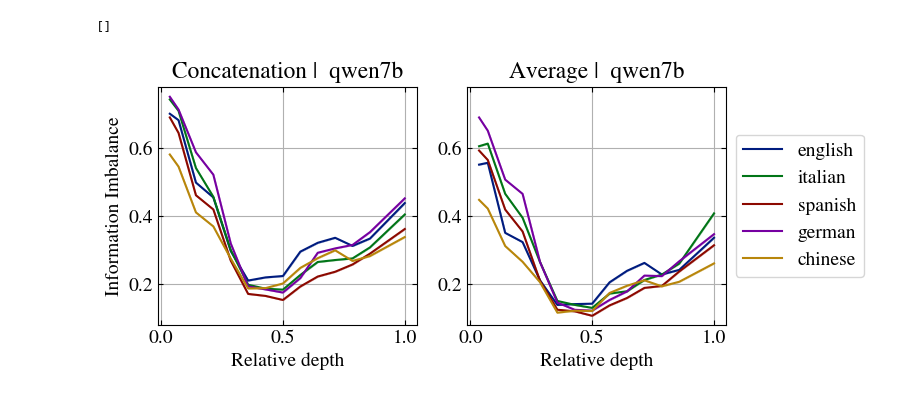
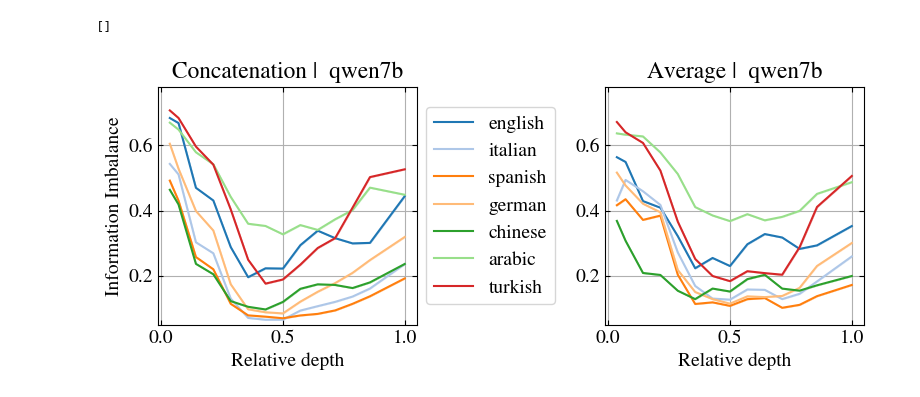
Before and after one commit to acevedo-s/syn-sem, a Jupyter notebook: sem_all_languages.ipynb, the cells around one changed output. Saved outputs shown, nothing was run; the diff lists cells and outputs as text; code cells hidden in the pictures.

```diff
--- a/sem_all_languages.ipynb
+++ b/sem_all_languages.ipynb
@@ -17,9 +17,7 @@ plt.rcParams['font.family'] = 'STIXGeneral'
 plt.rcParams['font.size'] = rcpsize
 plt.rcParams.update({'figure.autolayout': True})
 #colors = plt.rcParams['axes.prop_cycle'].by_key()['color']
-colors = plt.style.library['ggplot']['axes.prop_cycle'].by_key()['color']
-colors = plt.style.library['seaborn-v0_8']['axes.prop_cycle'].by_key()['color']
-colors = plt.style.library['seaborn-v0_8-dark-palette']['axes.prop_cycle'].by_key()['color']
+colors = plt.cm.tab20.colors  # 20 distinct colors
 from cycler import cycler
 plt.rcParams['axes.prop_cycle'] = cycler(color=colors)
 # print(plt.rcParams.keys())
@@ -38,10 +36,12 @@ languages = [
             'spanish',
             'german',
             'chinese',
+            'arabic',
+            'turkish',
             ]
 
 batch_shuffle = 0
-centers_list = ['sem']
+centers_list = ['syn']
 min_token_length = 3
 n_files = 16
 batch_size = 100
@@ -76,6 +76,10 @@ for avg_id,avg_tokens in enumerate(avg_flags):
                   for language_id, language in enumerate(languages):
                     for n_tokens in n_tokens_list:
                       output_folder0 = makefolder(base=f'./results/',
+                                                  global_centering=0,
+                                                  spaces='AB',
+                                                  similarity_fn='normalized_L2_distance',
+                                                  precision=32,
                                                   language=language,
                                                   data_var=data_var,
                                                   modelA=modelA,
@@ -115,36 +119,36 @@ for avg_id,avg_tokens in enumerate(avg_flags):
                       for II_index in range(1):
                         ax[avg_id].plot(layers,
                                 inf_imb[II_index].diagonal(),
                                 label=label,
-                                linestyle=_linestyles[np.abs(center_A_flag)],
+                                linestyle=_linestyles[II_index],
                                 color=color,
                                 )
                         ax[avg_id].fill_between(layers,
                                         inf_imb[II_index].diagonal() - std[II_index].diagonal(),
                                         inf_imb[II_index].diagonal() + std[II_index].diagonal(),
                                         alpha=0.2,
                                         color=color,
                                         )
                       plot_id += 1
 
   ax[avg_id].set_xlabel('Relative depth')
   if avg_id == 0:
     ax[avg_id].set_ylabel('Information Imbalance')
   ax[avg_id].set_title(title + f' {modelA}')
 
   ax[avg_id].grid()
   ax[avg_id].tick_params(
       top=True, bottom=True, left=True, right=True,  # enable ticks
       labeltop=False, labelbottom=True, labelleft=True, labelright=False, # enable labels if needed
       direction='in'  # ticks point inward
       )
-  ax[avg_id].set_ylim(0.08,.78)
-box = ax[1].get_position()
-ax[1].set_position([box.x0, box.y0, box.width * 0.8, box.height])
-ax[1].legend(loc='center left', bbox_to_anchor=(1, 0.5))
+  ax[avg_id].set_ylim(0.05,.78)
+box = ax[0].get_position()
+ax[0].set_position([box.x0, box.y0, box.width * 0.8, box.height])
+ax[0].legend(loc='center left', bbox_to_anchor=(1, 0.5))
 os.makedirs('results/figs', exist_ok=True)
 fig.savefig(f'results/figs/semantic_similarity_{modelA}.pdf', bbox_inches='tight')
 plt.plot()
 # %% [output]
 []
-[figure, old version]
+[figure, new version]
```
Also changed, not shown: 24 other files.
